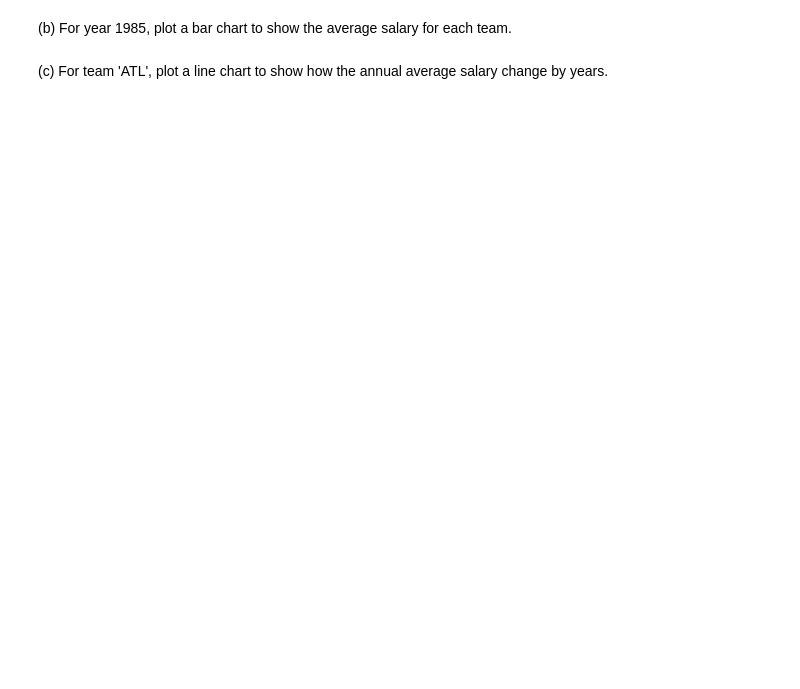
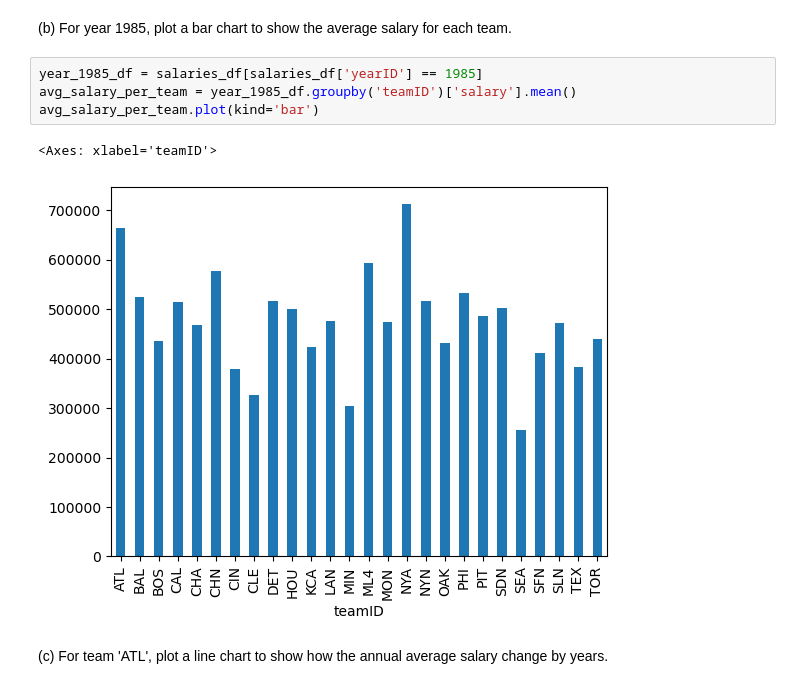
Before and after one commit to egunadi/dsci552-hw0, a Jupyter notebook: notebook/Gunadi_Eben_HW0.ipynb, the cells around one changed output. Cells and saved outputs as stored; diff of their text form; blank space fills up the shorter version.

```diff
--- a/notebook/Gunadi_Eben_HW0.ipynb
+++ b/notebook/Gunadi_Eben_HW0.ipynb
@@ -556,4 +564,11 @@ Use the Salaries.csv again (You can use the dataframe object loaded from section
 # %% [markdown]
 (b) For year 1985, plot a bar chart to show the average salary for each team.
+# %%
+year_1985_df = salaries_df[salaries_df['yearID'] == 1985]
+avg_salary_per_team = year_1985_df.groupby('teamID')['salary'].mean()
+avg_salary_per_team.plot(kind='bar')
+# %% [output]
+<Axes: xlabel='teamID'>
+[figure, added]
 # %% [markdown]
 (c) For team 'ATL', plot a line chart to show how the annual average salary change by years.
```
Also changed, not shown: parts of 5 cells of this notebook.
